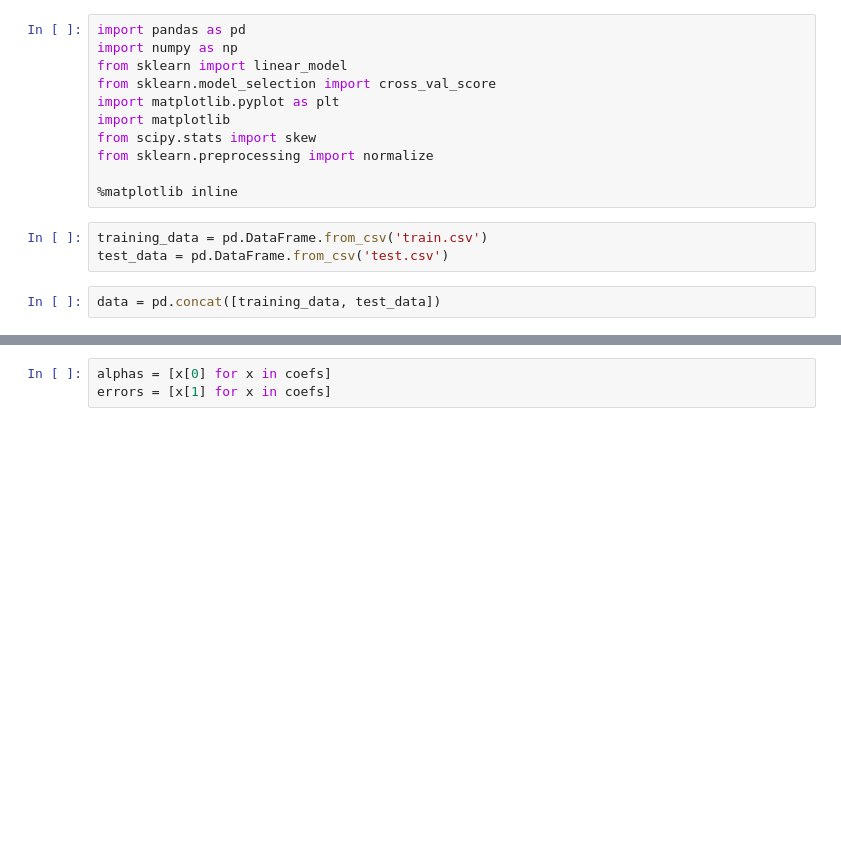
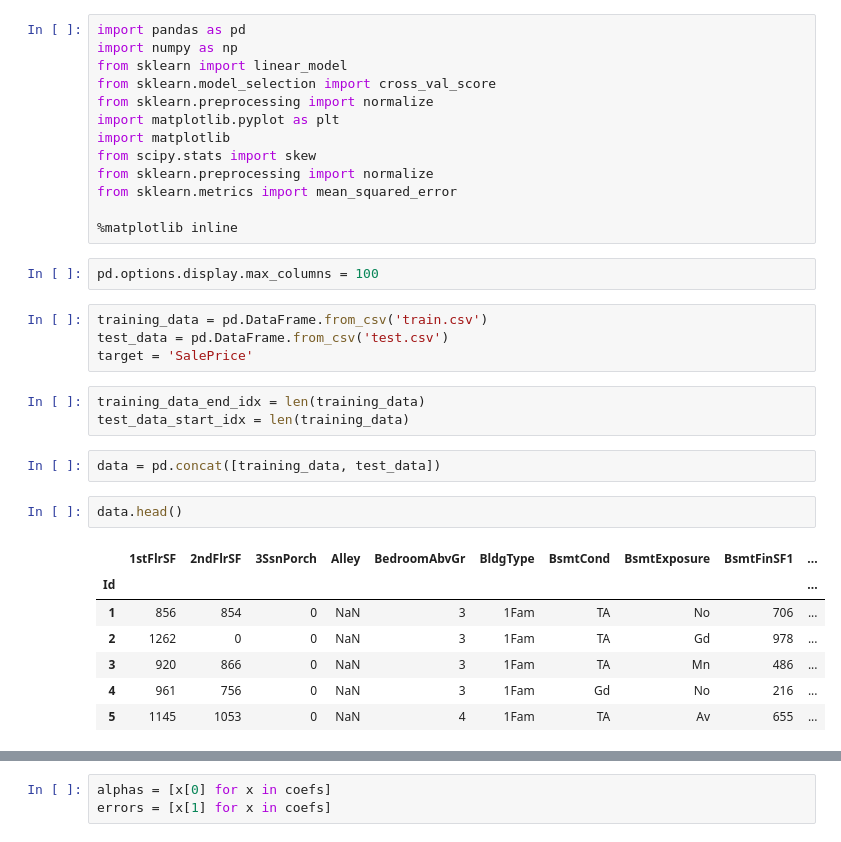
Before and after one commit to tzyk777/kaggle, a Jupyter notebook: house prices/linear regression.ipynb, the cells around one changed output, grey strips where cells are left out. Saved outputs shown, nothing was run; the diff lists cells and outputs as text; blank space fills up the shorter version.

```diff
--- a/house prices/linear regression.ipynb
+++ b/house prices/linear regression.ipynb
@@ -3,14 +3,32 @@ import pandas as pd
 import numpy as np
 from sklearn import linear_model
 from sklearn.model_selection import cross_val_score
+from sklearn.preprocessing import normalize
 import matplotlib.pyplot as plt
 import matplotlib
 from scipy.stats import skew
 from sklearn.preprocessing import normalize
+from sklearn.metrics import mean_squared_error
 
 %matplotlib inline
+# %%
+pd.options.display.max_columns = 100
 # %%
 training_data = pd.DataFrame.from_csv('train.csv')
 test_data = pd.DataFrame.from_csv('test.csv')
+target = 'SalePrice'
+# %%
+training_data_end_idx = len(training_data)
+test_data_start_idx = len(training_data)
 # %%
 data = pd.concat([training_data, test_data])
+# %%
+data.head()
+# %% [output]
+|  | 1stFlrSF | 2ndFlrSF | 3SsnPorch | Alley | BedroomAbvGr | BldgType | BsmtCond | BsmtExposure | BsmtFinSF1 | ... |
+| Id |  |  |  |  |  |  |  |  |  | ... |
+| 1 | 856 | 854 | 0 | NaN | 3 | 1Fam | TA | No | 706 | ... |
+| 2 | 1262 | 0 | 0 | NaN | 3 | 1Fam | TA | Gd | 978 | ... |
+| 3 | 920 | 866 | 0 | NaN | 3 | 1Fam | TA | Mn | 486 | ... |
+| 4 | 961 | 756 | 0 | NaN | 3 | 1Fam | Gd | No | 216 | ... |
+| 5 | 1145 | 1053 | 0 | NaN | 4 | 1Fam | TA | Av | 655 | ... |
```
Also changed, not shown: parts of 39 cells of this notebook.
